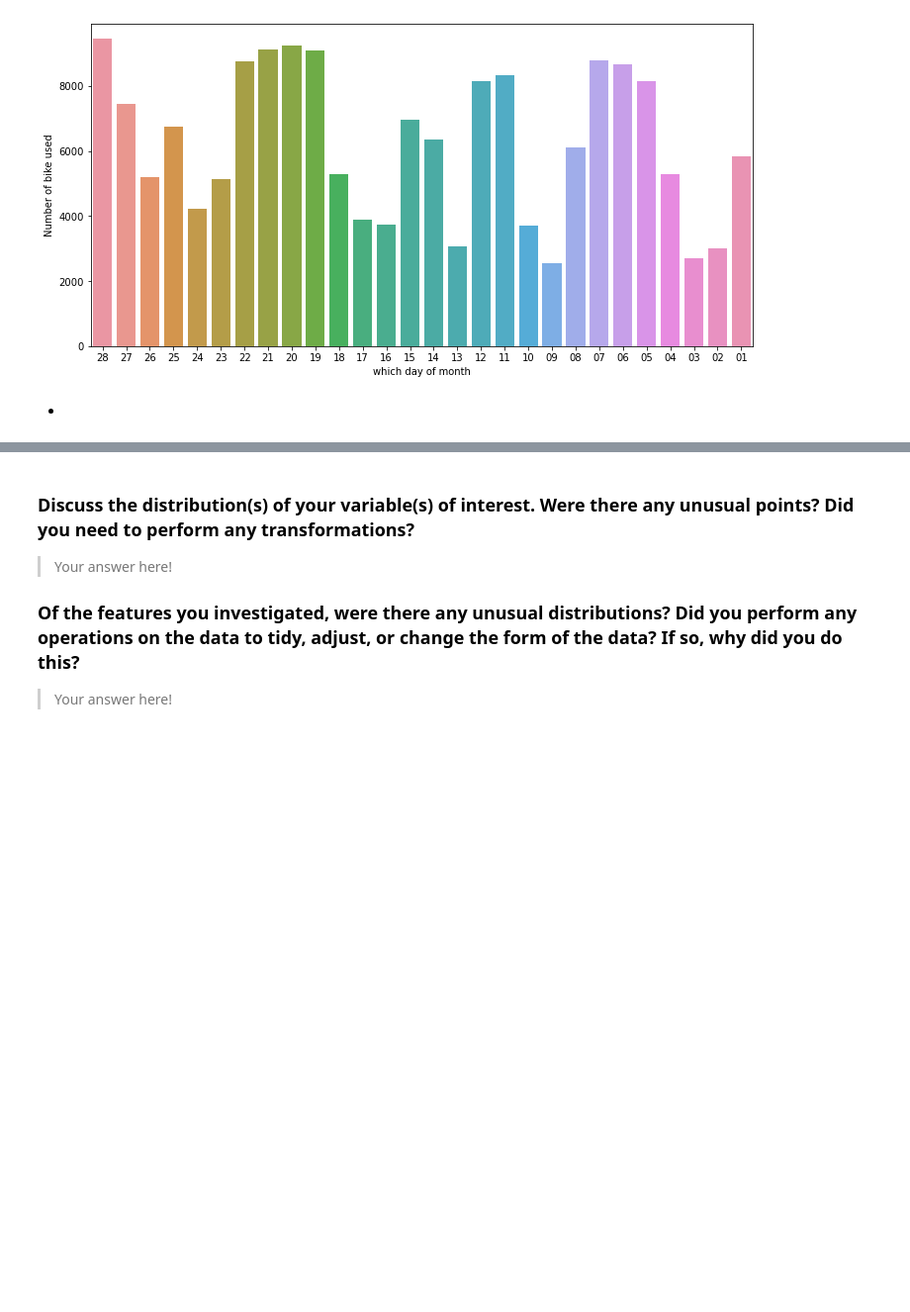
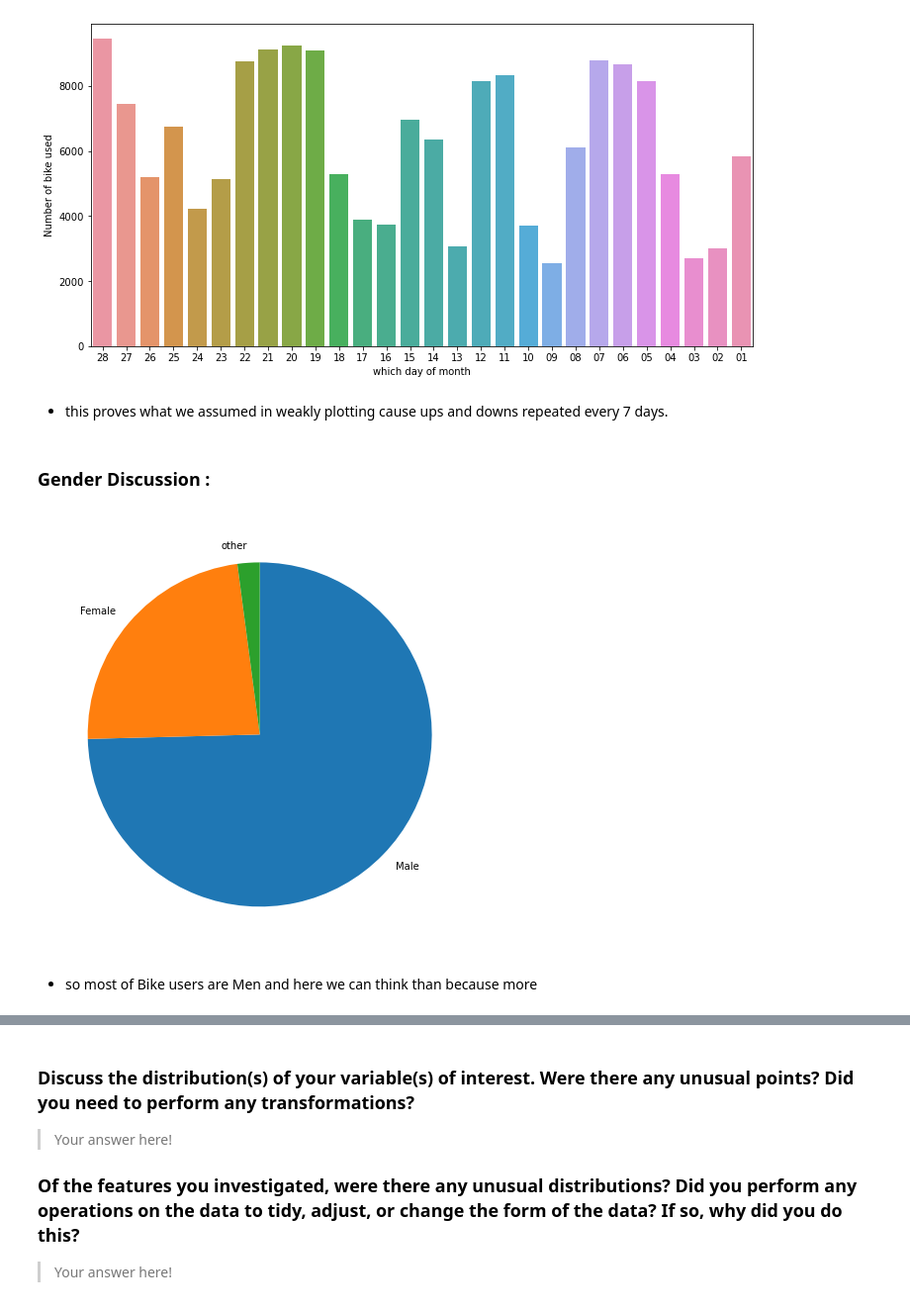
Before and after one commit to Theabdelkader/Communicate-Data-Findings-Ford-GoBike-System, a Jupyter notebook: exploration_template.ipynb, the cells around one changed output, grey strips where cells are left out. Shown: that part at 99% size. Saved outputs shown, nothing was run; the diff lists cells and outputs as text; code cells hidden in the pictures; blank space fills up the shorter version.

Commit message:
Gender Discussion

```diff
--- a/exploration_template.ipynb
+++ b/exploration_template.ipynb
@@ -366,8 +366,21 @@ plt.xlabel('which day of month');
 plt.ylabel('Number of bike used');
 # %% [output]
 [figure]
+# %% [markdown]
+- this proves what we assumed in weakly plotting cause ups and downs repeated every 7 days.
 # %% [markdown]
--
+### Gender Discussion :
+# %%
+plt.figure(figsize=(8,8))
+
+Gender_counts = df['member_gender'].value_counts()
+
+plt.pie(Gender_counts, labels = ['Male','Female','other'], startangle = 90,
+        counterclock = False);
+# %% [output]
+[figure, added]
+# %% [markdown]
+- so most of Bike users are Men and here we can think than because more
 # %%
 df.head()
 # %% [output]
```
